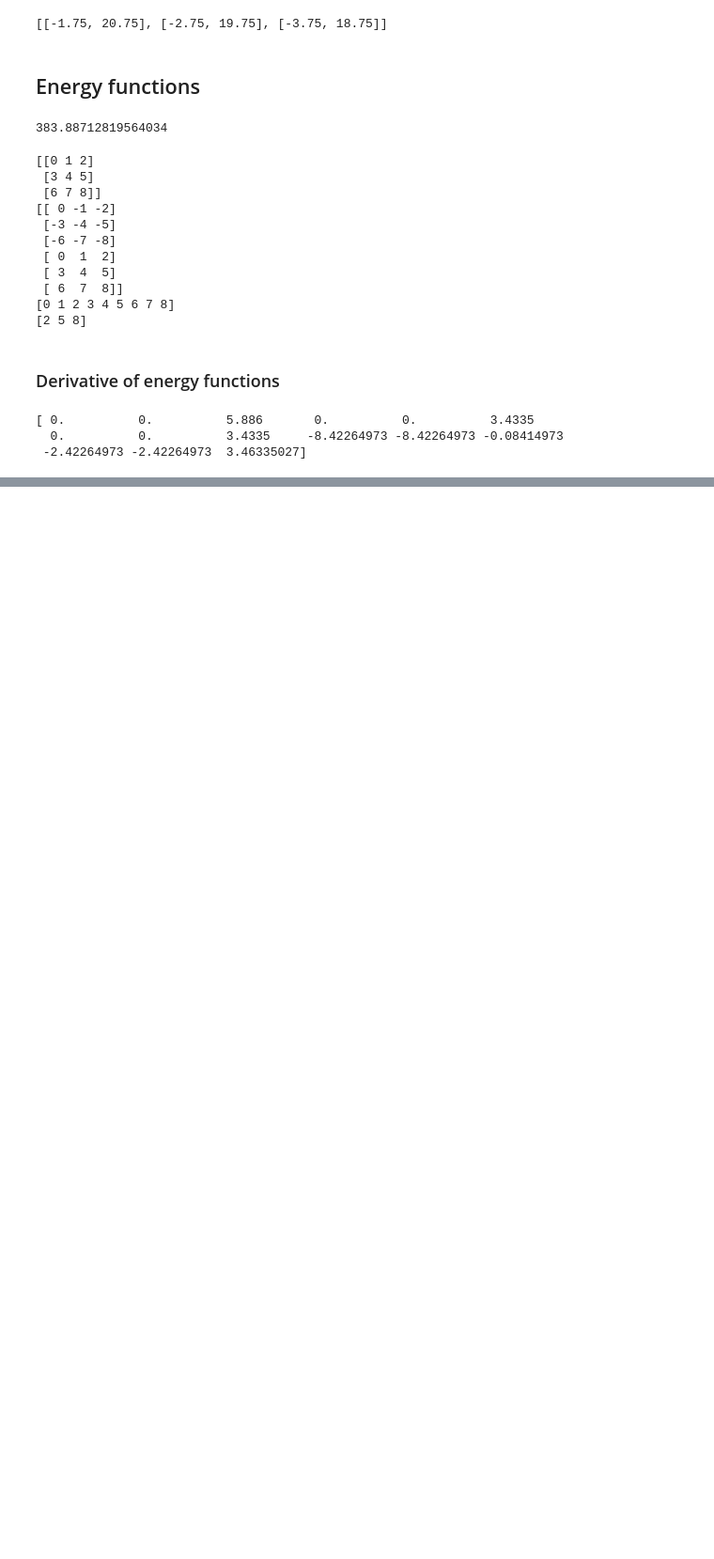
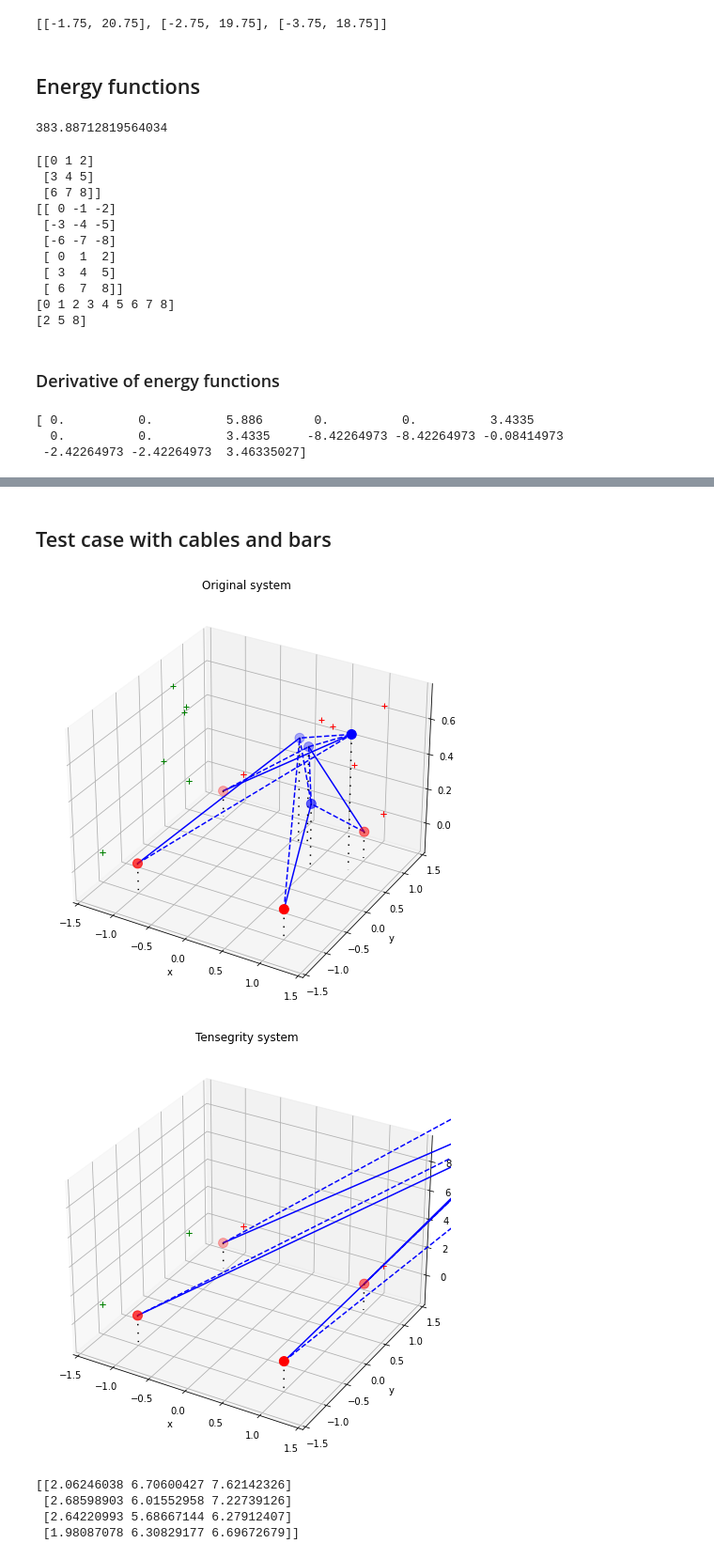
Before and after one commit to aledha/Tensegrity-Structures, a Jupyter notebook: tensegrity.ipynb, the cells around one changed output, grey strips where cells are left out. Shown: that part at 94% size. Drawn from its saved outputs; the diff is of its cells as text; code cells hidden in the pictures; blank space fills up the shorter version.

```diff
--- a/tensegrity.ipynb
+++ b/tensegrity.ipynb
@@ -270,0 +312,32 @@ BFGS(X.flatten(), N, M, cables, bars, ms, 100)
+# %% [markdown]
+## Test case with cables and bars
+# %%
+g, rho, c, k = 0, 0, 1, 0.1
+consts = [g, rho, c, k]
+N = 8
+M = 4
+P = np.array([[1, 1, 0],
+              [-1, 1, 0],
+              [-1, -1, 0],
+              [1, -1, 0]])
+Y0 = np.random.rand(N-M, 3)
+X0 = np.vstack((P, Y0))
+
+cables = np.zeros((N, N))
+bars = np.zeros((N, N))
+
+bars[0, 4], bars[1, 5], bars[2, 6], bars[3, 7] = 10, 10, 10, 10
+cables[0, 7], cables[1, 4], cables[2, 5], cables[3, 6] = 8, 8, 8, 8
+cables[4, 5], cables[4, 7], cables[5, 6], cables[6, 7] = 1, 1, 1, 1
+
+ms = np.zeros(N)
+
+Y = BFGS(X0.flatten(), N, M, cables, bars, ms, 100, consts)
+print(Y.reshape((N-M, 3)))
+# %% [output]
+[figure, added]
+[figure, added]
+[[2.06246038 6.70600427 7.62142326]
+ [2.68598903 6.01552958 7.22739126]
+ [2.64220993 5.68667144 6.27912407]
+ [1.98087078 6.30829177 6.69672679]]
```
Also changed, not shown: parts of 8 cells of this notebook.
